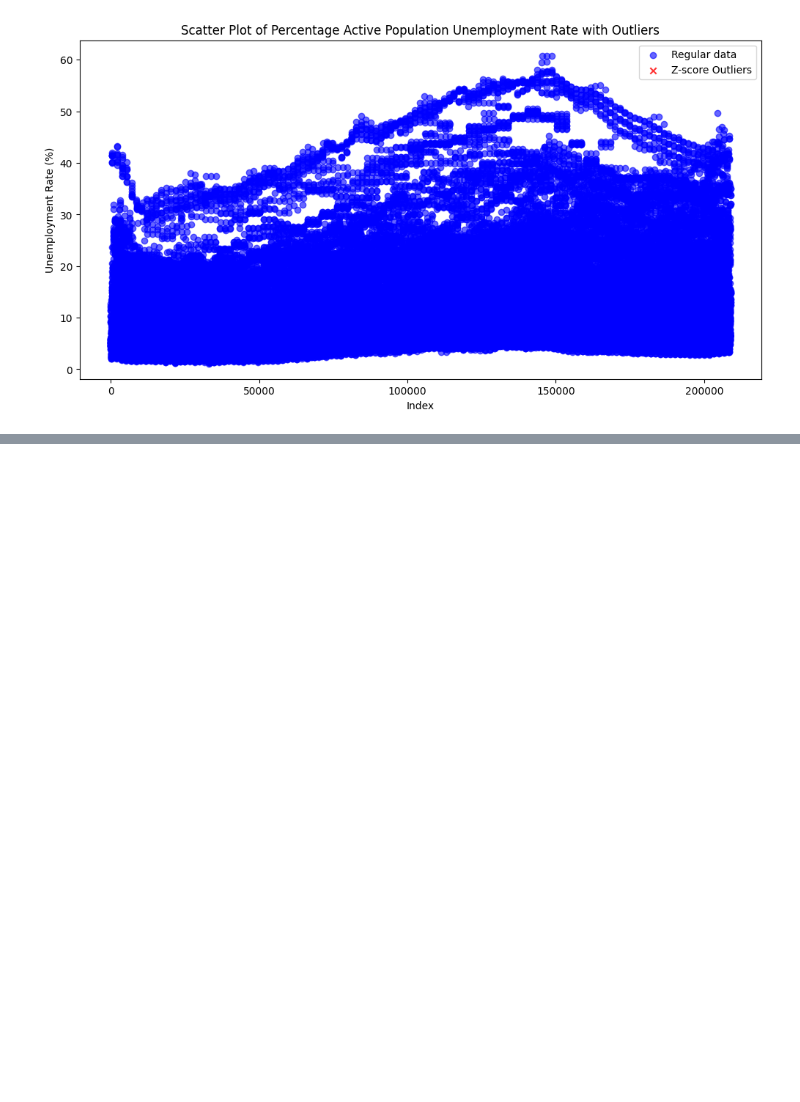
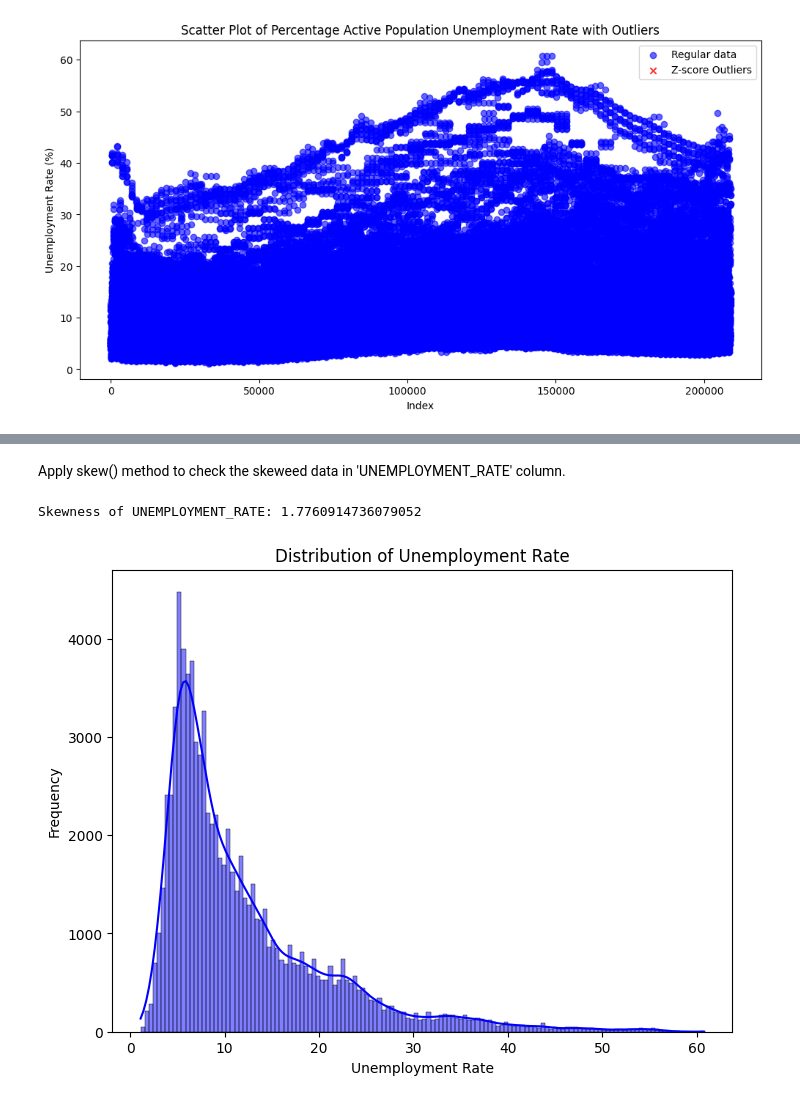
Before and after one commit to valzagrainca/Analysis-of-unemployment-in-EU-countries, a Jupyter notebook: unemployment.ipynb, the cells around one changed output, grey strips where cells are left out. Saved outputs shown, nothing was run; the diff lists cells and outputs as text; code cells hidden in the pictures; blank space fills up the shorter version.

```diff
--- a/unemployment.ipynb
+++ b/unemployment.ipynb
@@ -449,0 +467,15 @@ plt.show()
+# %% [markdown]
+Apply skew() method to check the skeweed data in 'UNEMPLOYMENT_RATE' column.
+# %%
+skewness = data_tr_df['UNEMPLOYMENT_RATE'].skew()
+print(f"Skewness of UNEMPLOYMENT_RATE: {skewness}")
+
+plt.figure(figsize=(8, 6))
+sns.histplot(cleaned_df['UNEMPLOYMENT_RATE'], kde=True, color='blue')
+plt.title('Distribution of Unemployment Rate')
+plt.xlabel('Unemployment Rate')
+plt.ylabel('Frequency')
+plt.show()
+# %% [output]
+Skewness of UNEMPLOYMENT_RATE: 1.7760914736079052
+[figure, added]
```
Also changed, not shown: parts of 14 cells of this notebook.
